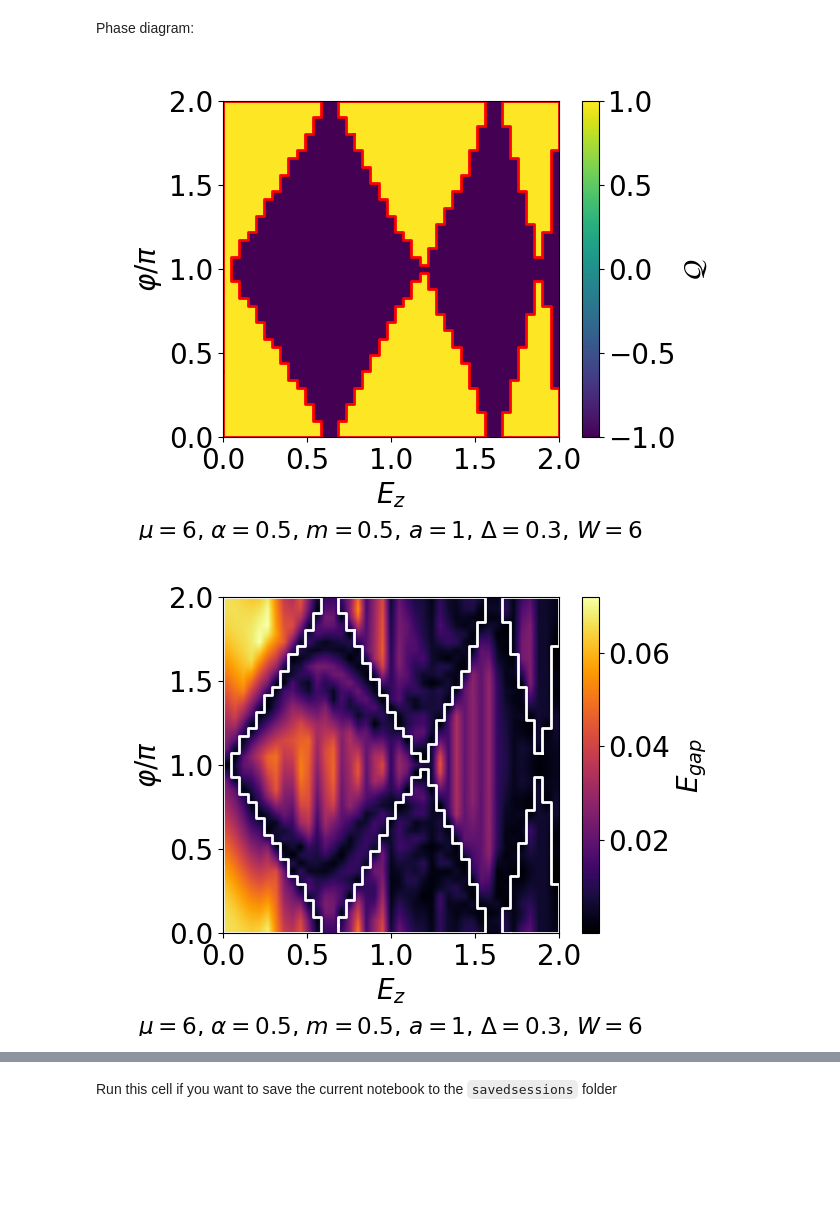
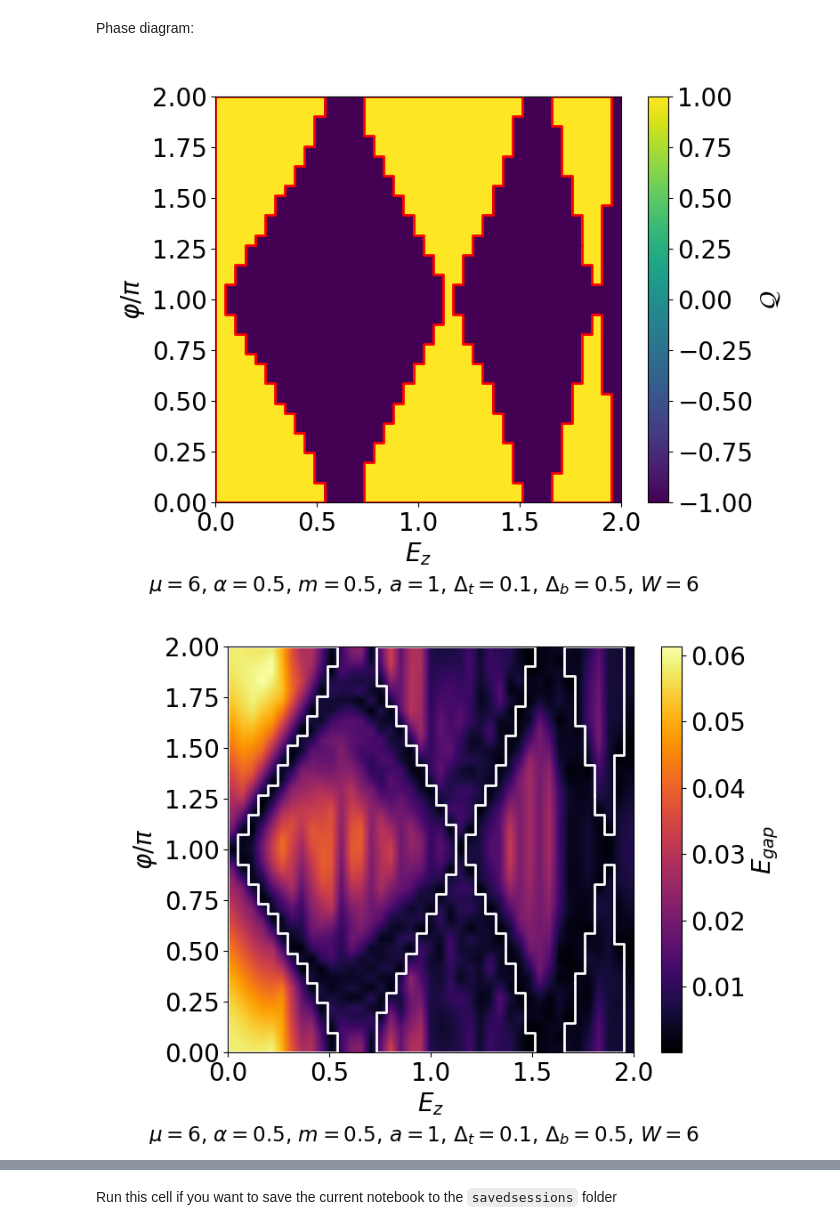
Before and after one commit to krishtoffel99/Josephson-Investigations-Old, a Jupyter notebook: Josephson effect and Supercurrents/Rashba2DEGJunction/RashbaJunction_band_structures.ipynb, the cells around one changed output, grey strips where cells are left out. Cells and saved outputs as stored; diff of their text form; code cells hidden in the pictures; blank space fills up the shorter version.

```diff
--- a/Josephson effect and Supercurrents/Rashba2DEGJunction/RashbaJunction_band_structures.ipynb
+++ b/Josephson effect and Supercurrents/Rashba2DEGJunction/RashbaJunction_band_structures.ipynb
@@ -173,7 +173,7 @@ from tqdm import tqdm
 
 for i in tqdm(range(len(phase_values))):
     for j in tqdm(range(len(zee_values))):
-        params = parameters(a = 1 , L_x = 0, L_y = 50 , W  = 6 , m_eff = 0.5 , mu = 6 , alpha = 0.5 , E_z= zee_values[j] , Deltatop = 0.3 , Deltabottom = 0.3,  phase = np.pi*phase_values[i], k = constants.k , T = 0.05 , current_unit = constants.current_unit)
+        params = parameters(a = 1 , L_x = 0, L_y = 50 , W  = 6 , m_eff = 0.5 , mu = 6 , alpha = 0.5 , E_z= zee_values[j] , Deltatop = 0.1 , Deltabottom = 0.5,  phase = np.pi*phase_values[i], k = constants.k , T = 0.05 , current_unit = constants.current_unit)
         syst  = make_lead(params , plot = False)
         bands = kwant.physics.Bands(syst , params = asdict(params))
         momenta = np.linspace(-np.pi , np.pi , 101)
@@ -194,7 +194,7 @@ mpl.rcParams.update({'font.size': 20})
 # E_th:
 E_T = 0.5*np.pi*np.sqrt(2*params.mu / params.m_eff)/params.W
 
-fig , ax = plt.subplots()
+fig , ax = plt.subplots(figsize = (8 , 6))
 Z , Phi = np.meshgrid(zee_values , phase_values)
 
 im = ax.imshow(chern_numbers , extent = [np.min(zee_values) , np.max(zee_values) , np.min(phase_values) , np.max(phase_values)])
@@ -202,7 +202,8 @@ ax.set_xlabel(r'$E_{z}$')
 ax.set_ylabel(r'$\varphi / \pi$')
 
 # parameter string:
-title = r'$\mu = $' + str(params.mu) + ', ' + r'$\alpha = $' + str(params.alpha) + ', ' +  r'$m = $' + str(params.m_eff) + r', $a = $' + str(params.a) + r', $\Delta = $' + str(params.Deltabottom) + r', $W = $' + str(params.W)
+title = (r'$\mu = $' + str(params.mu) + ', ' + r'$\alpha = $' + str(params.alpha) + ', ' +  r'$m = $' + str(params.m_eff) + r', $a = $' + str(params.a) + r', $\Delta_t = $' + str(params.Deltatop)
+         + r', $\Delta_b = $' + str(params.Deltabottom) +  r', $W = $' + str(params.W))
 fig.text(0.46 , 0.005 , title , ha = 'center' , fontsize = 'small')
 plt.colorbar(mappable = im , label = r'$\mathcal{Q}$')
 
@@ -224,7 +225,7 @@ for geom in full_geom.geoms:
 
 plt.tight_layout()
 # %% [output]
-[figure, old version]
+[figure, new version]
 # %%
 import matplotlib as mpl
 
@@ -233,36 +234,38 @@ mpl.rcParams.update({'font.size': 20})
 # E_th:
 E_T = 0.5*np.pi*np.sqrt(2*params.mu / params.m_eff)/params.W
 
-fig , ax = plt.subplots()
+fig , ax = plt.subplots(figsize = (8 , 6))
+
 Z , Phi = np.meshgrid(zee_values , phase_values)
 
 im = ax.imshow(E_gap , extent= [np.min(zee_values) , np.max(zee_values) , np.min(phase_values) , np.max(phase_values)] , cmap = 'inferno' , interpolation= 'bilinear')
 ax.set_xlabel(r'$E_{z}$')
 ax.set_ylabel(r'$\varphi / \pi$')
 
 
 # parameter string:
-title = r'$\mu = $' + str(params.mu) + ', ' + r'$\alpha = $' + str(params.alpha) + ', ' +  r'$m = $' + str(params.m_eff) + r', $a = $' + str(params.a) + r', $\Delta = $' + str(params.Deltabottom) + r', $W = $' + str(params.W)
+title = (r'$\mu = $' + str(params.mu) + ', ' + r'$\alpha = $' + str(params.alpha) + ', ' +  r'$m = $' + str(params.m_eff) + r', $a = $' + str(params.a) + r', $\Delta_t = $' + str(params.Deltatop)
+         + r', $\Delta_b = $' + str(params.Deltabottom) +  r', $W = $' + str(params.W))
 fig.text(0.46 , 0.005 , title , ha = 'center' , fontsize = 'small')
 plt.colorbar(mappable = im , label = r'$E_{gap}$')
 
 import shapely.geometry
 import shapely.ops
 
 geoms = []
 
 ph = np.linspace(0 , np.max(phase_values) , len(phase_values) + 1)
 zee = np.linspace(0 , np.max(zee_values) , len(zee_values) + 1)
 
 for yidx, xidx in zip(*np.where(np.array(0.5*(chern_numbers + 1) , dtype = 'int'))):
     geoms.append(shapely.geometry.box(ph[xidx], zee[yidx], ph[xidx+1], zee[yidx+1]))
 full_geom = shapely.ops.unary_union(geoms)
 
 for geom in full_geom.geoms:
     plt.plot(*geom.exterior.xy, linewidth=2, color='w')
 
 
 # ax.axvline(E_T , color = 'r')
 plt.tight_layout()
 # %% [output]
-[figure, old version]
+[figure, new version]
```
Also changed, not shown: parts of 4 cells of this notebook, 5 other files.
